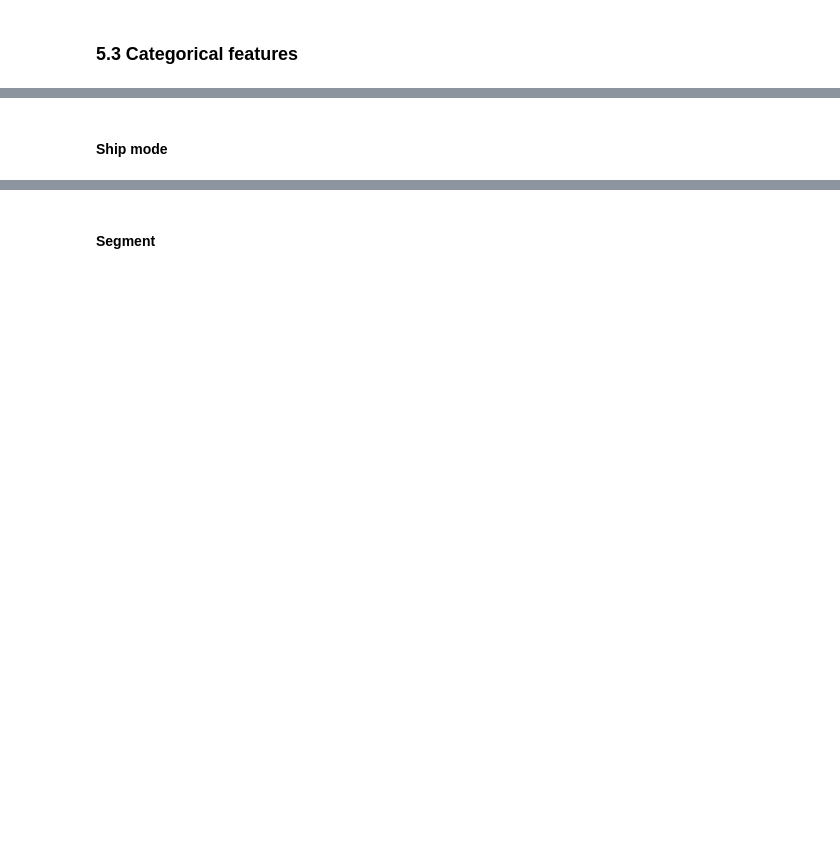
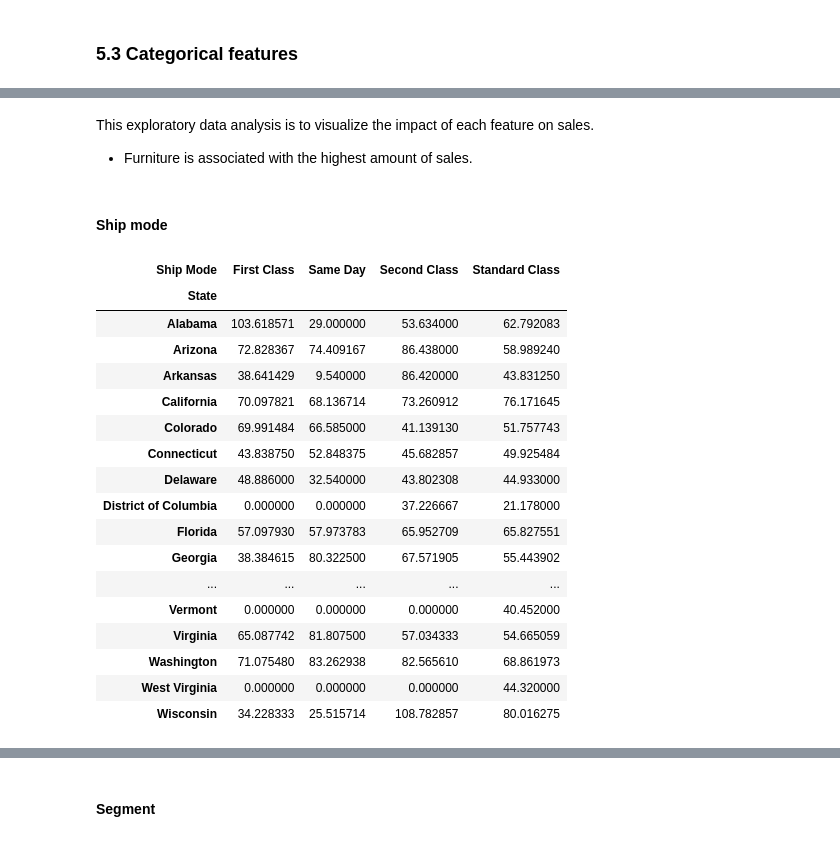
Before and after one commit to livia360/Captone_project2, a Jupyter notebook: Part1_data_wrangling_and_EDA.ipynb, the cells around one changed output, grey strips where cells are left out. Saved outputs shown, nothing was run; the diff lists cells and outputs as text; code cells hidden in the pictures; blank space fills up the shorter version.

```diff
--- a/Part1_data_wrangling_and_EDA.ipynb
+++ b/Part1_data_wrangling_and_EDA.ipynb
@@ -757,7 +869,29 @@ plt.show();
+# %% [markdown]
+This exploratory data analysis is to visualize the impact of each feature on sales.
+ - Furniture is associated with the highest amount of sales.
 # %% [markdown]
 #### Ship mode
 # %%
-pivot_shipmode = pd.pivot_table(data=df_cut, index=['State'], columns='Ship Mode', values ='Sales')
+pivot_shipmode = pd.pivot_table(data=df_cut, index=['State'], columns='Ship Mode', values ='Sales', fill_value=0)
 pivot_shipmode
+# %% [output]
+| Ship Mode | First Class | Same Day | Second Class | Standard Class |
+| State |  |  |  |  |
+| Alabama | 103.618571 | 29.000000 | 53.634000 | 62.792083 |
+| Arizona | 72.828367 | 74.409167 | 86.438000 | 58.989240 |
+| Arkansas | 38.641429 | 9.540000 | 86.420000 | 43.831250 |
+| California | 70.097821 | 68.136714 | 73.260912 | 76.171645 |
+| Colorado | 69.991484 | 66.585000 | 41.139130 | 51.757743 |
+| Connecticut | 43.838750 | 52.848375 | 45.682857 | 49.925484 |
+| Delaware | 48.886000 | 32.540000 | 43.802308 | 44.933000 |
+| District of Columbia | 0.000000 | 0.000000 | 37.226667 | 21.178000 |
+| Florida | 57.097930 | 57.973783 | 65.952709 | 65.827551 |
+| Georgia | 38.384615 | 80.322500 | 67.571905 | 55.443902 |
+| ... | ... | ... | ... | ... |
+| Vermont | 0.000000 | 0.000000 | 0.000000 | 40.452000 |
+| Virginia | 65.087742 | 81.807500 | 57.034333 | 54.665059 |
+| Washington | 71.075480 | 83.262938 | 82.565610 | 68.861973 |
+| West Virginia | 0.000000 | 0.000000 | 0.000000 | 44.320000 |
+| Wisconsin | 34.228333 | 25.515714 | 108.782857 | 80.016275 |
 # %%
 # fill in NaN values
```
Also changed, not shown: parts of 38 cells of this notebook.
